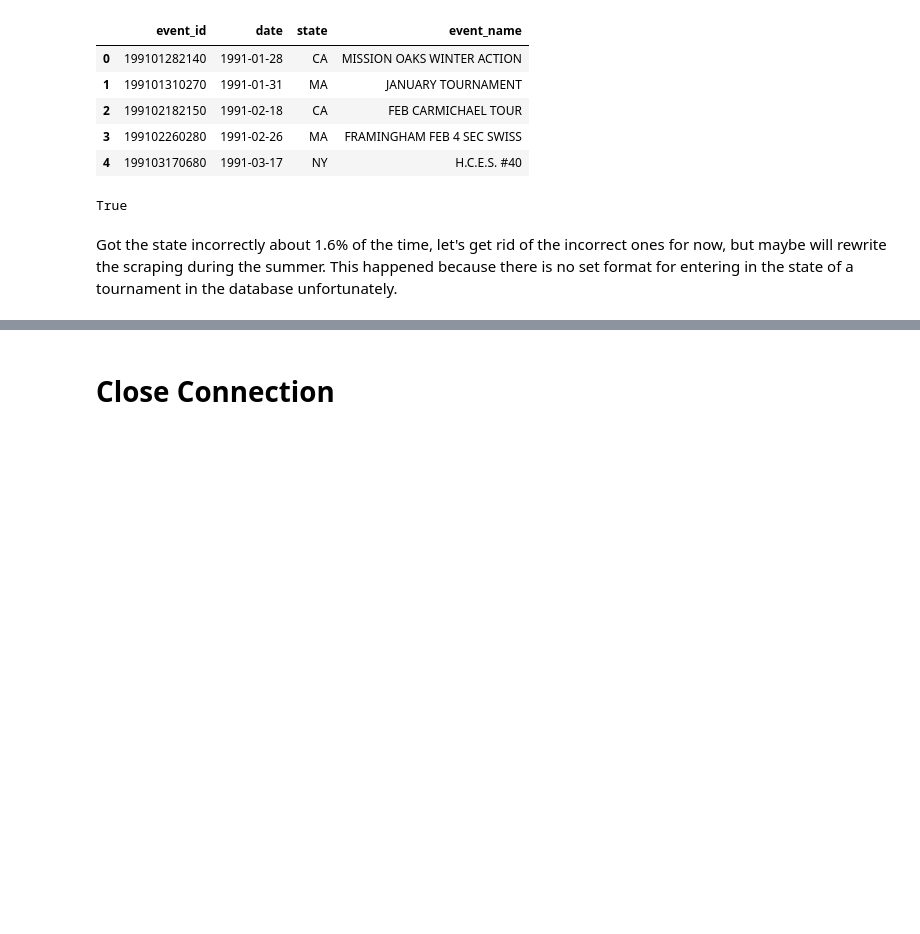
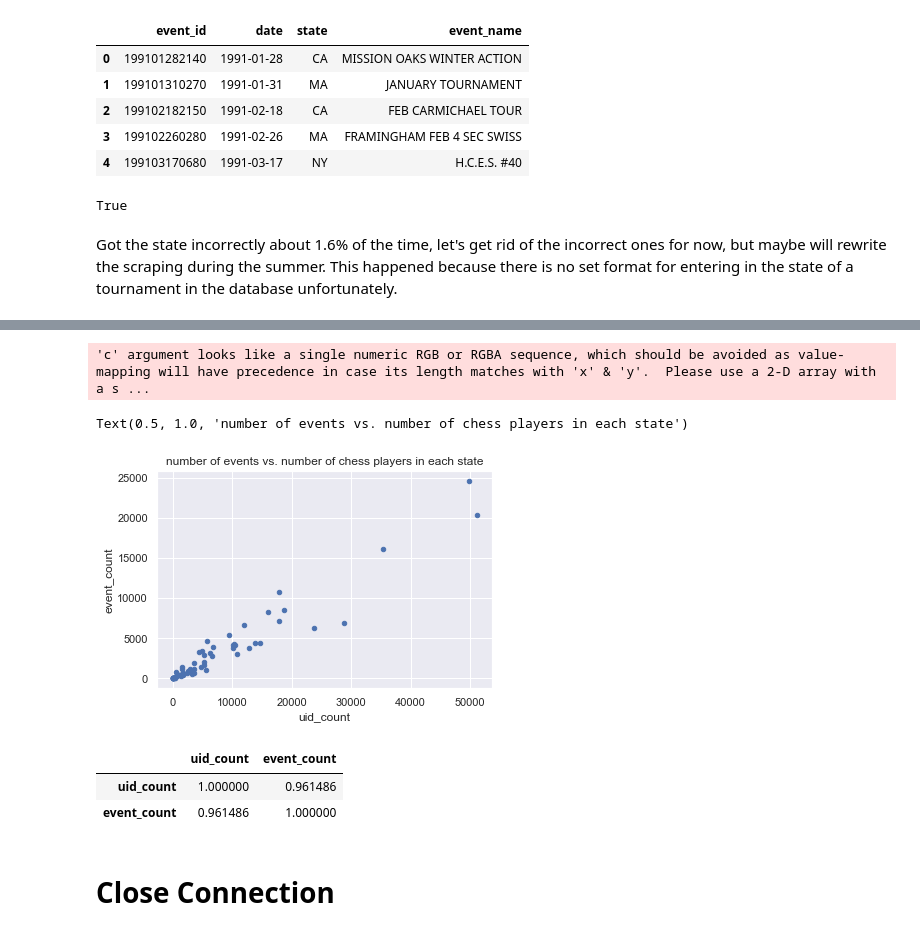
Before and after one commit to AstroBoy1/chess-ds, a Jupyter notebook: chess_exploration.ipynb, the cells around one changed output, grey strips where cells are left out. Saved outputs shown, nothing was run; the diff lists cells and outputs as text; code cells hidden in the pictures; blank space fills up the shorter version.

Commit message:
users vs. tournamet by state

```diff
--- a/chess_exploration.ipynb
+++ b/chess_exploration.ipynb
@@ -580,0 +629,2 @@ events_df_cleaned.to_sql('events_dim_cleaned', con=conn, if_exists='append', ind
+# %%
+events_state.set_index('state')
@@ -580,0 +651,4 @@ events_df_cleaned.to_sql('events_dim_cleaned', con=conn, if_exists='append', ind
+# %%
+users_events_state = pd.merge(users_state, events_state, how='inner')
+# %%
+users_events_state.set_index('state')users_events_state
@@ -581,3 +675,18 @@ events_df_cleaned.to_sql('events_dim_cleaned', con=conn, if_exists='append', ind
+# %%
+users_events_state = users_events_state.rename(index=str, columns={"COUNT(uid)": "uid_count", "COUNT('event id')": "event_count"})
+# %%
+users_events_state.plot.scatter('uid_count', 'event_count')
+plt.title("number of events vs. number of chess players in each state")
+# %% [output]
+'c' argument looks like a single numeric RGB or RGBA sequence, which should be avoided as value-mapping will have precedence in case its length matches with 'x' & 'y'.  Please use a 2-D array with a s ...
+Text(0.5, 1.0, 'number of events vs. number of chess players in each state')
+[figure, added]
+# %%
+users_events_state.corr()
+# %% [output]
+|  | uid_count | event_count |
+| uid_count | 1.000000 | 0.961486 |
+| event_count | 0.961486 | 1.000000 |
 # %% [markdown]
 # Close Connection
 # %%
```
Also changed, not shown: parts of 9 cells of this notebook, 5 other files.
